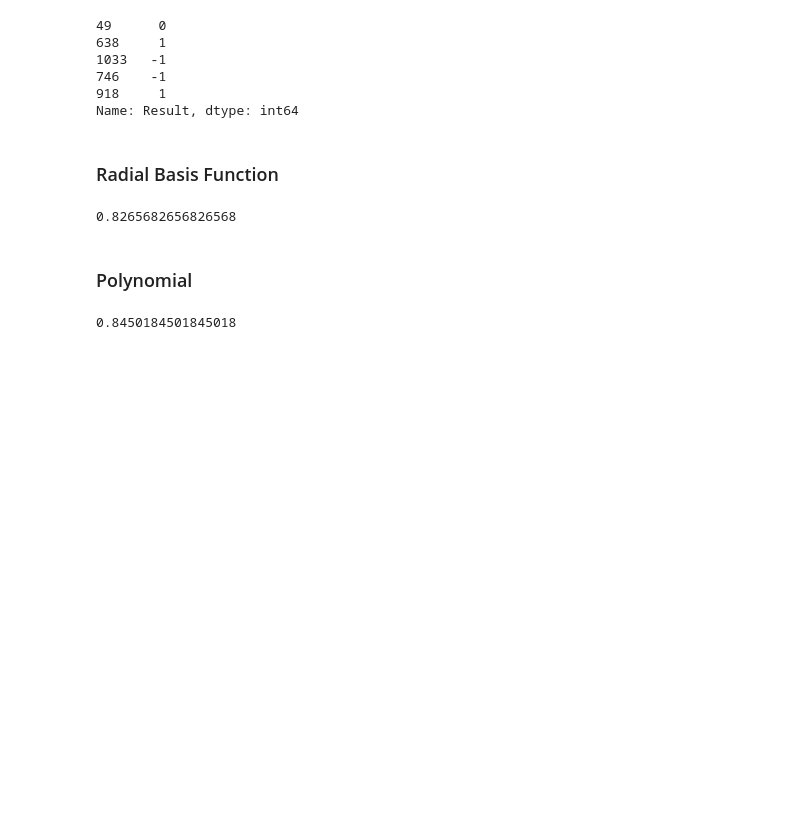
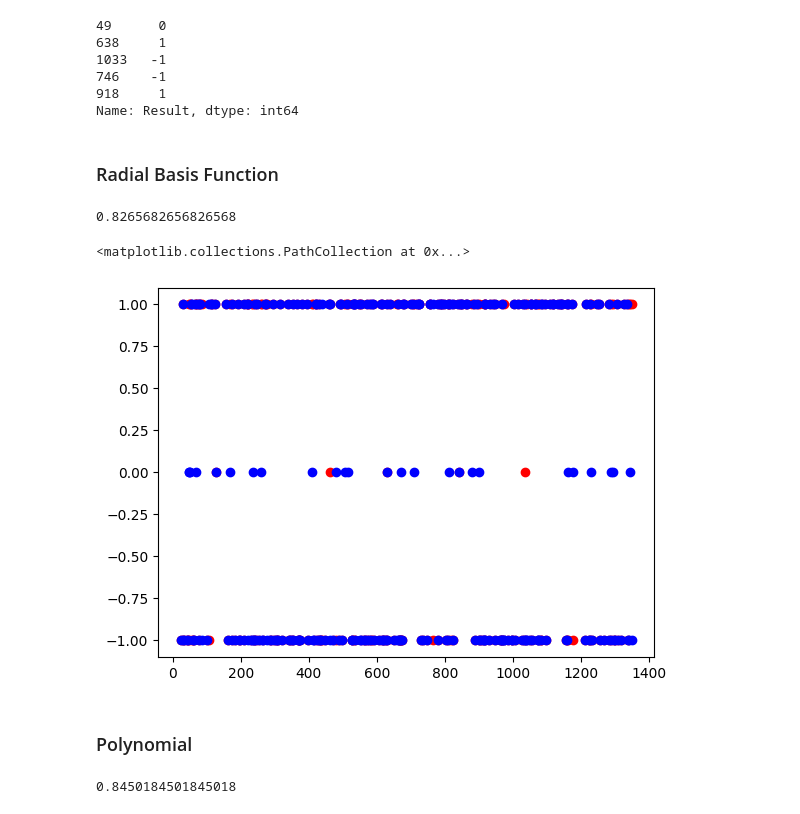
Before and after one commit to juto-shogan/Cyber-Attack, a Jupyter notebook: cyber-attack.ipynb, the cells around one changed output. Drawn from its saved outputs; the diff is of its cells as text; code cells hidden in the pictures; blank space fills up the shorter version.

Commit message:
Graph Colors

```diff
--- a/cyber-attack.ipynb
+++ b/cyber-attack.ipynb
@@ -123,3 +121,9 @@ plt.scatter(testX.index.values, svmPrediction, c)
+# %%
+plt.scatter(testX.index.values, svmPrediction, color='red')
+plt.scatter(testX.index.values, testY, color='blue')
+# %% [output]
+<matplotlib.collections.PathCollection at 0x...>
+[figure, added]
 # %% [markdown]
 ### Polynomial
 # %%
```
Also changed, not shown: parts of 2 cells of this notebook.
